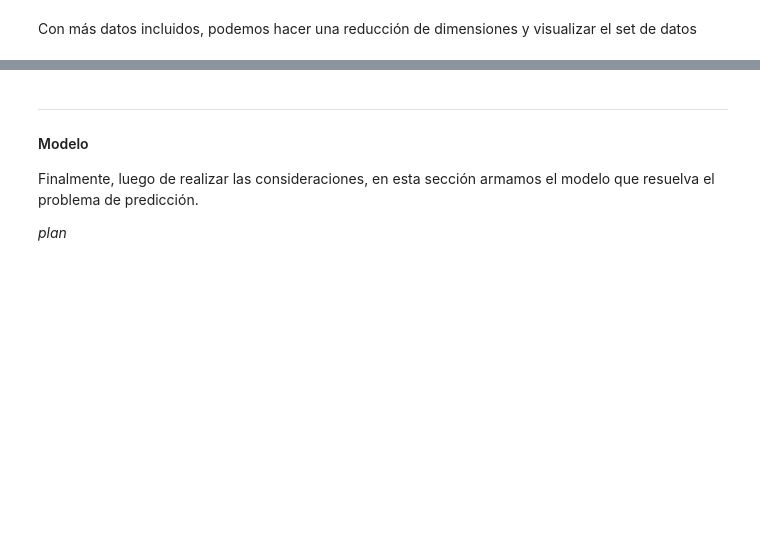
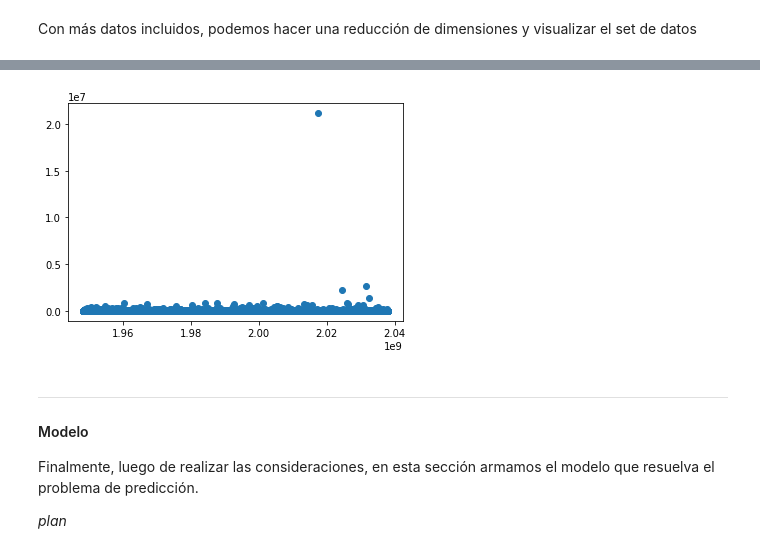
Before and after one commit to frisjon/tp2, a Jupyter notebook: trabajo_practico_2.ipynb, the cells around one changed output, grey strips where cells are left out. Drawn from its saved outputs; the diff is of its cells as text; code cells hidden in the pictures; blank space fills up the shorter version.

```diff
--- a/trabajo_practico_2.ipynb
+++ b/trabajo_practico_2.ipynb
@@ -359,3 +370,7 @@ Con más datos incluidos, podemos hacer una reducción de dimensiones y visualiz
+# %%
+plt.scatter(X[:, 0], X[:, 1]);
+# %% [output]
+[figure, added]
 # %% [markdown]
 ---
 #### Modelo
```
Also changed, not shown: parts of 25 cells of this notebook.
